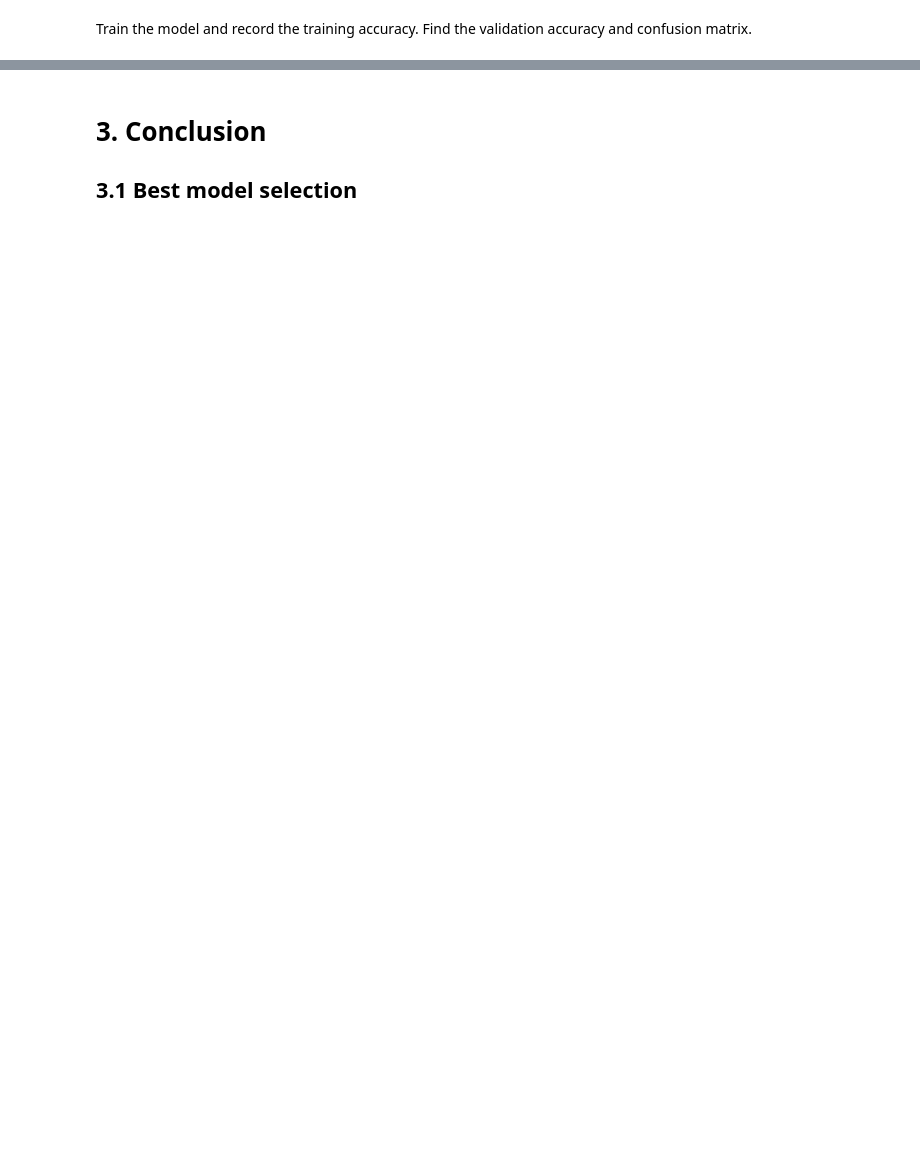
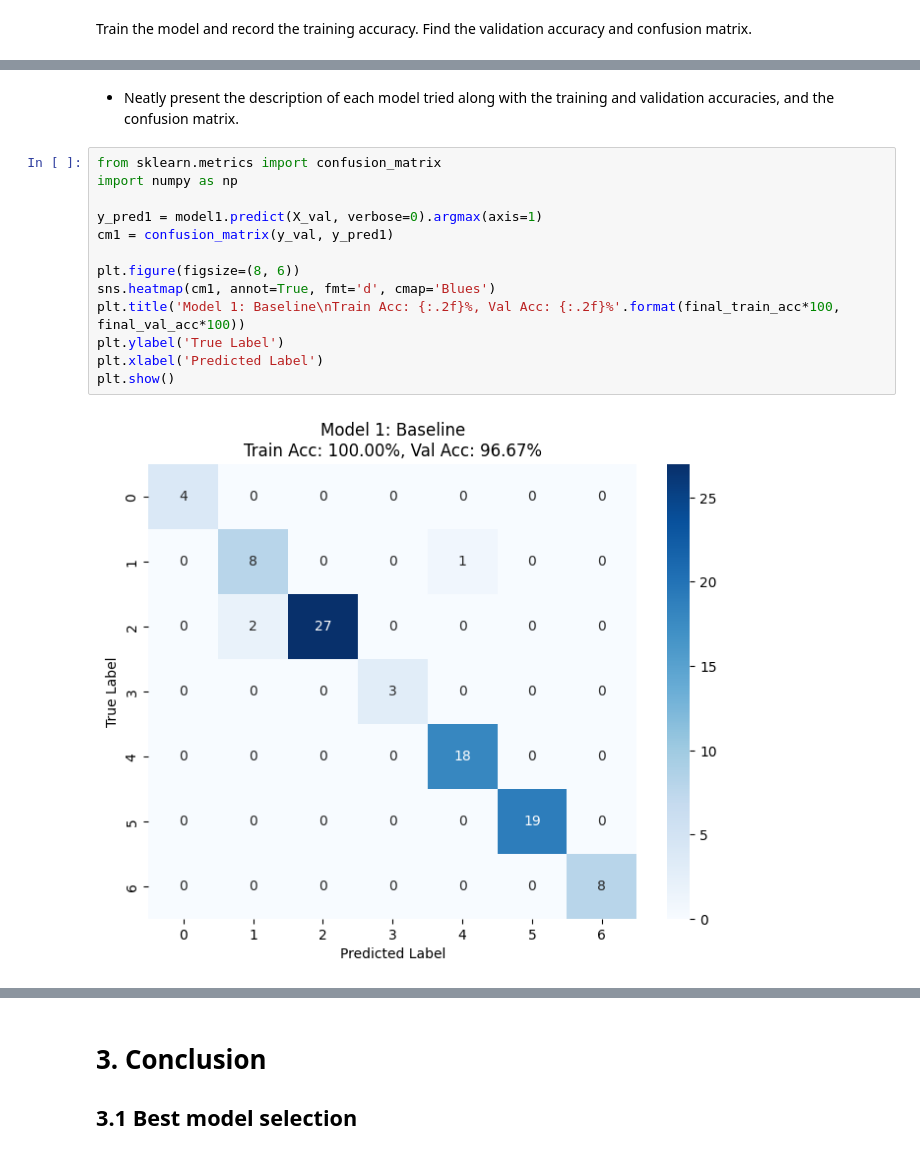
Before and after one commit to DanielMelo46/Neural_Networks_Assignment_1, a Jupyter notebook: assignment_2.ipynb, the cells around one changed output, grey strips where cells are left out. Drawn from its saved outputs; the diff is of its cells as text; blank space fills up the shorter version.

```diff
--- a/assignment_2.ipynb
+++ b/assignment_2.ipynb
@@ -267,0 +301,17 @@ model.evaluate(X_val, y_val)
+# %% [markdown]
+- Neatly present the description of each model tried along with the training and validation accuracies, and the confusion matrix.
+# %%
+from sklearn.metrics import confusion_matrix
+import numpy as np
+
+y_pred1 = model1.predict(X_val, verbose=0).argmax(axis=1)
+cm1 = confusion_matrix(y_val, y_pred1)
+
+plt.figure(figsize=(8, 6))
+sns.heatmap(cm1, annot=True, fmt='d', cmap='Blues')
+plt.title('Model 1: Baseline\nTrain Acc: {:.2f}%, Val Acc: {:.2f}%'.format(final_train_acc*100, final_val_acc*100))
+plt.ylabel('True Label')
+plt.xlabel('Predicted Label')
+plt.show()
+# %% [output]
+[figure, added]
```
Also changed, not shown: parts of 13 cells of this notebook.
